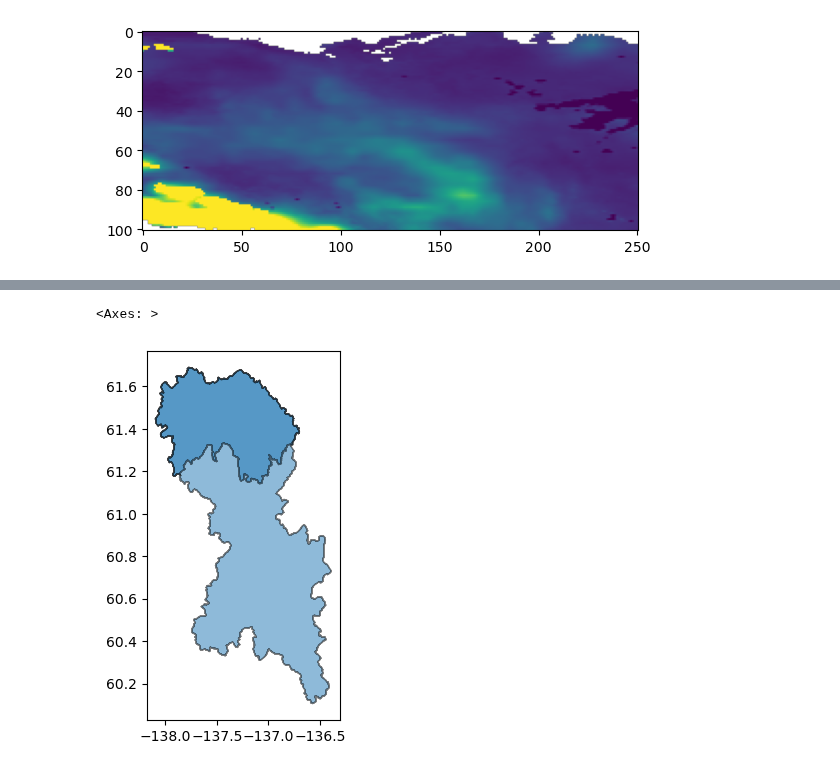
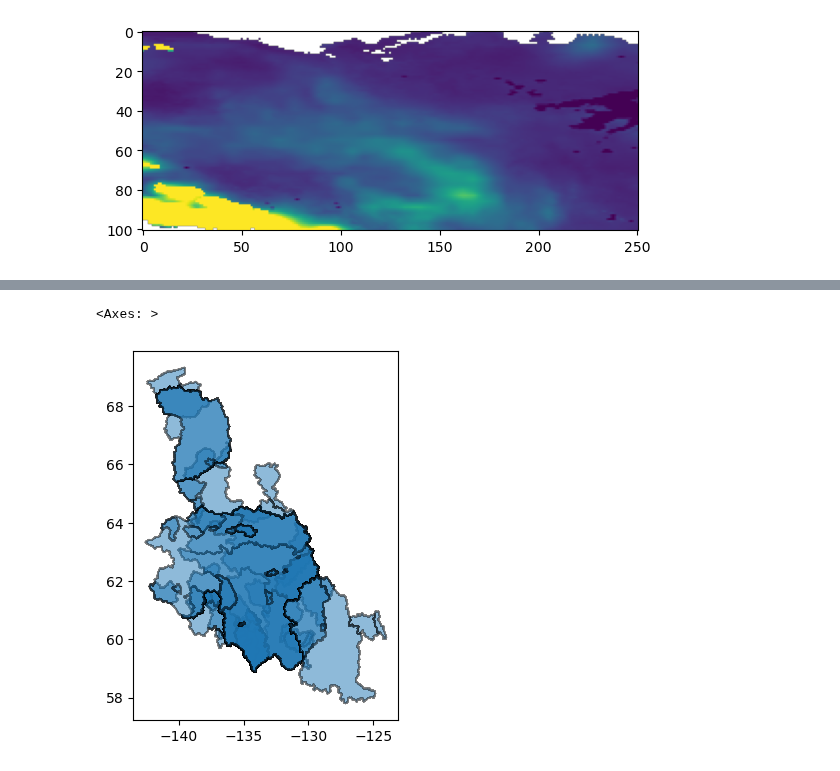
Before and after one commit to YukonWRB/YGwater, a Jupyter notebook: dev/era5/era5_main.ipynb, the cells around one changed output, grey strips where cells are left out. Drawn from its saved outputs; the diff is of its cells as text; code cells hidden in the pictures.

```diff
--- a/dev/era5/era5_main.ipynb
+++ b/dev/era5/era5_main.ipynb
@@ -617,5 +645,5 @@ Error:
 # %%
-gdf.iloc[:2].plot(facecolor=None, edgecolor="black", alpha=0.5)
+gdf.plot(facecolor=None, edgecolor="black", alpha=0.5)
 # %% [output]
 <Axes: >
-[figure, old version]
+[figure, new version]
```
Also changed, not shown: parts of 32 cells of this notebook, 4 other files.
